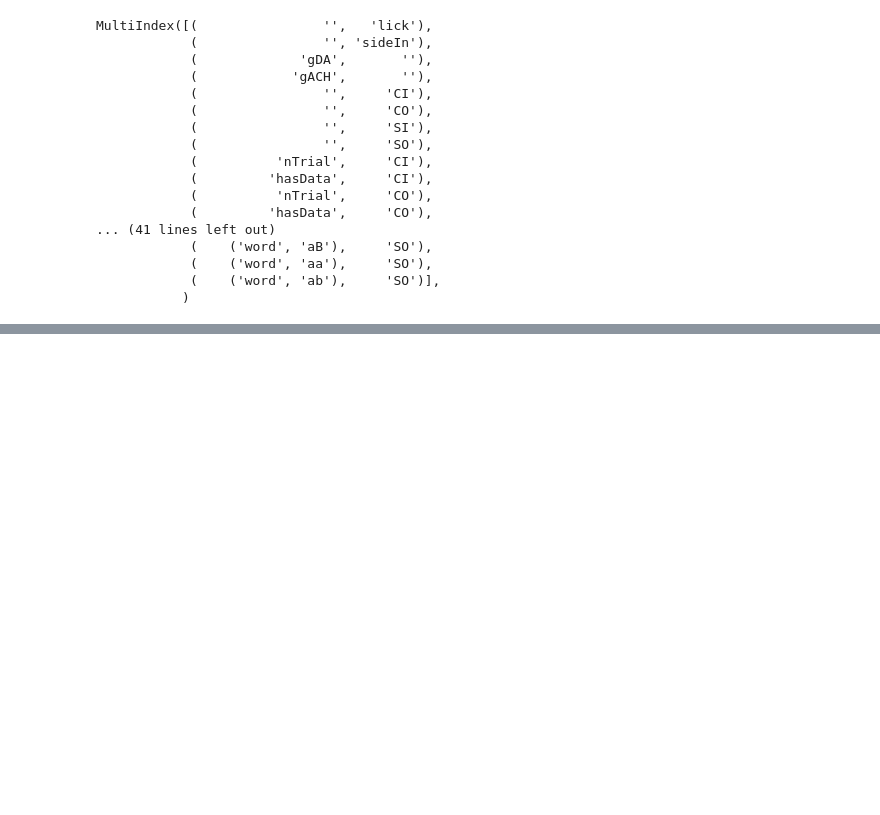
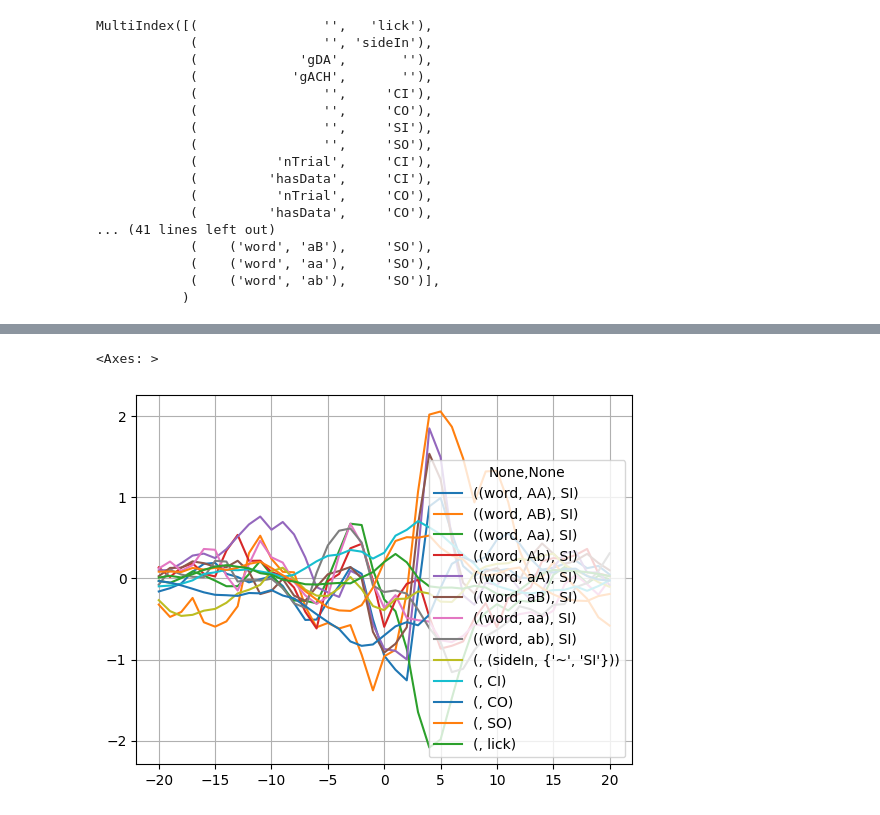
Before and after one commit to bernardosabatinilab/sabatinilab-glm, a Jupyter notebook: final_pipeline/fit_glm.ipynb, the cells around one changed output, grey strips where cells are left out. Cells and saved outputs as stored; diff of their text form; code cells hidden in the pictures; blank space fills up the shorter version.

```diff
--- a/final_pipeline/fit_glm.ipynb
+++ b/final_pipeline/fit_glm.ipynb
@@ -187,0 +197,8 @@ True
+# %%
+from sklearn.linear_model import LinearRegression
+lr = LinearRegression(fit_intercept=False)
+lr.fit(df_X_words_keep, srs_y_gDA_keep)
+pd.Series({a:b for a,b in zip(df_X_words_keep.columns, lr.coef_)}).unstack().T.plot(grid=True)
+# %% [output]
+<Axes: >
+[figure, added]
```
Also changed, not shown: parts of 12 cells of this notebook, 1 other file.
